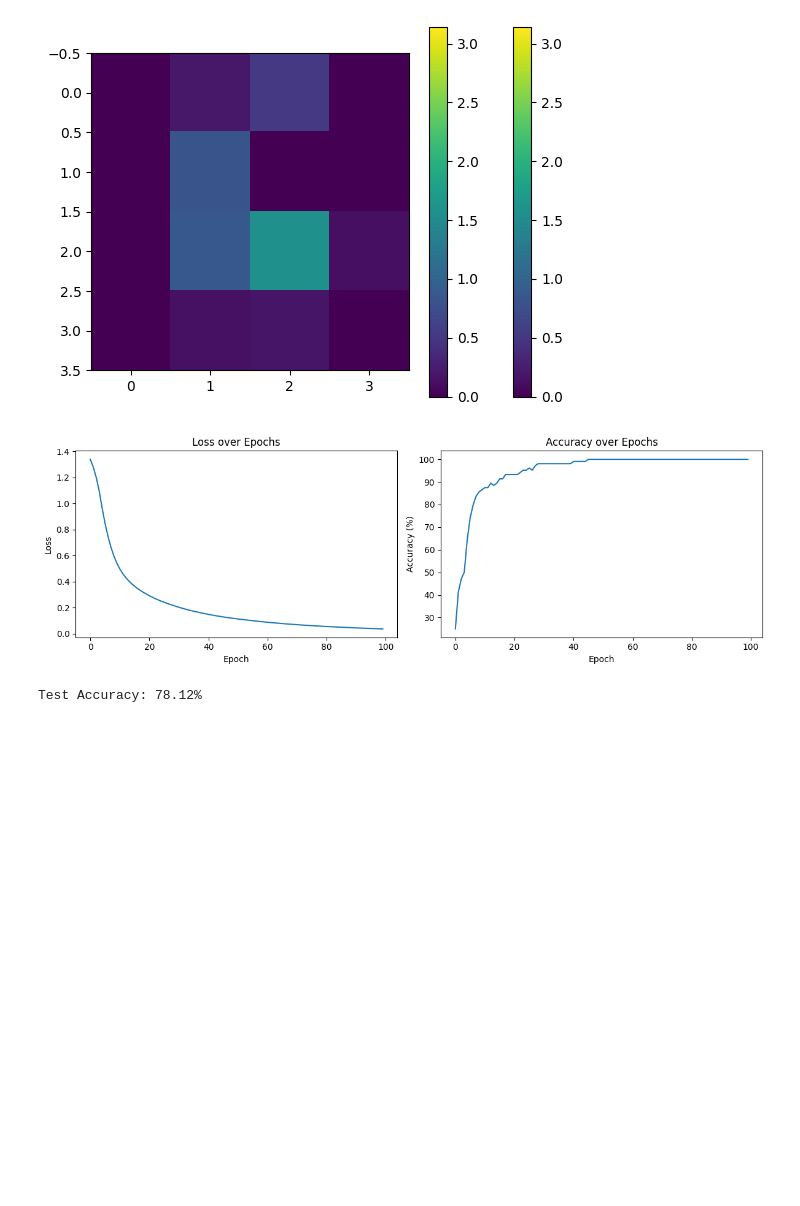
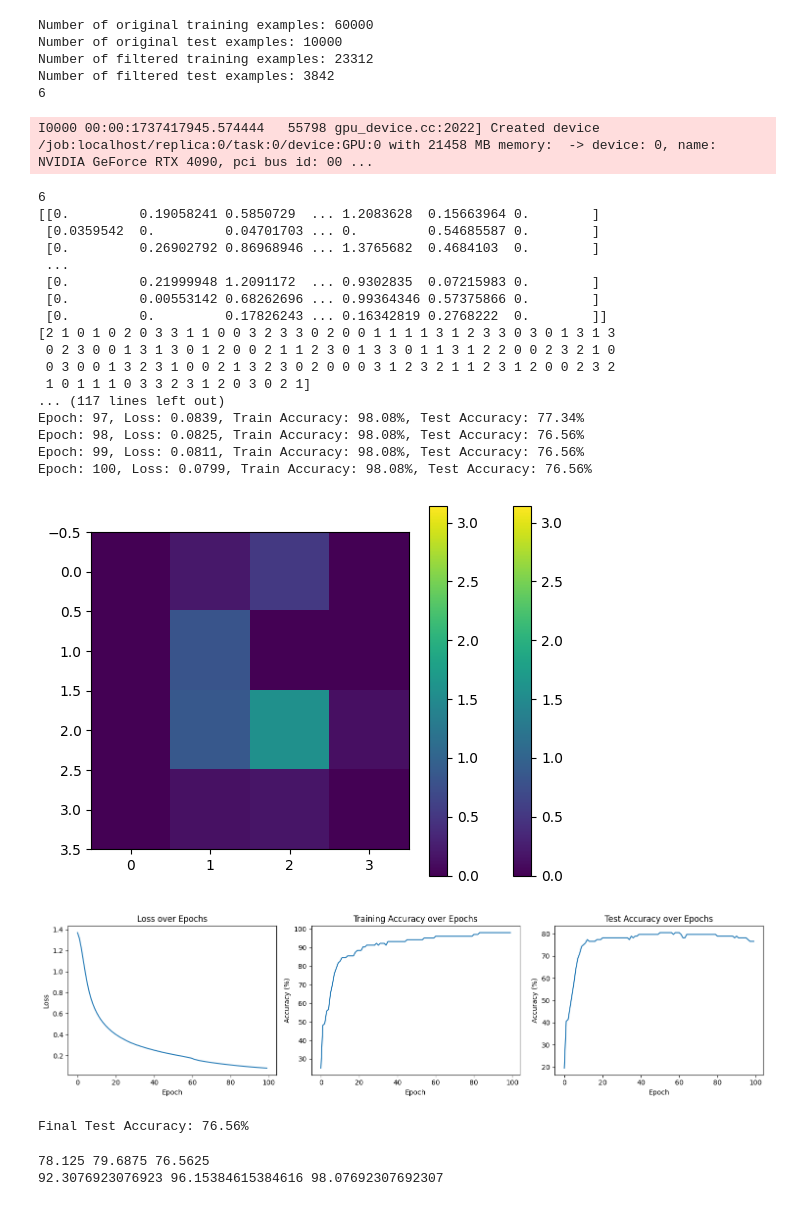
Before and after one commit to hmk55555/QCNN-Research, a Jupyter notebook: GPU/ClassicalTesting/simple_cnn_model128.ipynb, the cells around one changed output. Cells and saved outputs as stored; diff of their text form; code cells hidden in the pictures; blank space fills up the shorter version.

```diff
--- a/GPU/ClassicalTesting/simple_cnn_model128.ipynb
+++ b/GPU/ClassicalTesting/simple_cnn_model128.ipynb
@@ -230,11 +230,11 @@ def accuracy(output, y):
     return (correct / y.size(0)) * 100
 
 # Training Loop
-def train(model, X, Y, optimizer, loss_function, epochs=100, batch_size=8):
+def train(model, X, Y, X1, Y1, optimizer, loss_function, epochs=100, batch_size=8):
     model.train()
     loss_list = []
-    acc_list = []
-
+    train_acc_list = []
+    test_acc_list = []
     for epoch in range(epochs):
         for i in range(0, X.size(0), batch_size):
             X_batch = X[i:i + batch_size]
@@ -251,30 +251,45 @@ def train(model, X, Y, optimizer, loss_function, epochs=100, batch_size=8):
 
         # Calculate loss and accuracy for the entire epoch (optional, for monitoring)
         with torch.no_grad():
+            #Train Data
             output = model(X)
             epoch_loss = loss_function(output, Y).item()
-            epoch_acc = accuracy(output, Y)
+            epoch_train_acc = accuracy(output, Y)
+
+            #Test Data
+            test_output = model(X1)
+            epoch_test_acc = accuracy(test_output, Y1)
+
             loss_list.append(epoch_loss)
-            acc_list.append(epoch_acc)
-            print(f"Epoch: {epoch+1}, Loss: {epoch_loss:.4f}, Accuracy: {epoch_acc:.2f}%")
-    return loss_list, acc_list
+            train_acc_list.append(epoch_train_acc)
+            test_acc_list.append(epoch_test_acc)
+
+            print(f"Epoch: {epoch+1}, Loss: {epoch_loss:.4f}, Train Accuracy: {epoch_train_acc:.2f}%, Test Accuracy: {epoch_test_acc:.2f}%")
+    return loss_list, train_acc_list, test_acc_list
 
 # Train the Model
-loss_list, acc_list = train(model, X, Y, optimizer, loss_function, epochs=100)
+loss_list, acc_list, test_acc_list = train(model, X, Y, X1, Y1, optimizer, loss_function, epochs=100)
 
 # Plot Loss and Accuracy
-plt.figure(figsize=(12, 4))
-plt.subplot(1, 2, 1)
+plt.figure(figsize=(15, 4))
+plt.subplot(1, 3, 1)
 plt.plot(loss_list)
 plt.title("Loss over Epochs")
 plt.xlabel("Epoch")
 plt.ylabel("Loss")
 
-plt.subplot(1, 2, 2)
+plt.subplot(1, 3, 2)
 plt.plot(acc_list)
-plt.title("Accuracy over Epochs")
+plt.title("Training Accuracy over Epochs")
 plt.xlabel("Epoch")
 plt.ylabel("Accuracy (%)")
+
+plt.subplot(1, 3, 3)
+plt.plot(test_acc_list)
+plt.title("Test Accuracy over Epochs")
+plt.xlabel("Epoch")
+plt.ylabel("Accuracy (%)")
+
 
 plt.tight_layout()
 plt.show()
@@ -285,7 +300,7 @@ with torch.no_grad():
     output0 = model(X)
     output1 = model(X1)
     test_acc = accuracy(output1, Y1)
-    print(f"Test Accuracy: {test_acc:.2f}%")
+    print(f"Final Test Accuracy: {test_acc:.2f}%")
 
 # Save the Model
 torch.save(model.state_dict(), "simple_cnn_model128.pth")
@@ -310,3 +314,32 @@ Epoch: 100, Loss: 0.0379, Accuracy: 100.00%
+Number of original training examples: 60000
+Number of original test examples: 10000
+Number of filtered training examples: 23312
+Number of filtered test examples: 3842
+6
+I0000 00:00:1737417945.574444   55798 gpu_device.cc:2022] Created device /job:localhost/replica:0/task:0/device:GPU:0 with 21458 MB memory:  -> device: 0, name: NVIDIA GeForce RTX 4090, pci bus id: 00 ...
+6
+[[0.         0.19058241 0.5850729  ... 1.2083628  0.15663964 0.        ]
+ [0.0359542  0.         0.04701703 ... 0.         0.54685587 0.        ]
+ [0.         0.26902792 0.86968946 ... 1.3765682  0.4684103  0.        ]
+ ...
+ [0.         0.21999948 1.2091172  ... 0.9302835  0.07215983 0.        ]
+ [0.         0.00553142 0.68262696 ... 0.99364346 0.57375866 0.        ]
+ [0.         0.         0.17826243 ... 0.16342819 0.2768222  0.        ]]
+[2 1 0 1 0 2 0 3 3 1 1 0 0 3 2 3 3 0 2 0 0 1 1 1 1 3 1 2 3 3 0 3 0 1 3 1 3
+ 0 2 3 0 0 1 3 1 3 0 1 2 0 0 2 1 1 2 3 0 1 3 3 0 1 1 3 1 2 2 0 0 2 3 2 1 0
+ 0 3 0 0 1 3 2 3 1 0 0 2 1 3 2 3 0 2 0 0 0 3 1 2 3 2 1 1 2 3 1 2 0 0 2 3 2
+ 1 0 1 1 1 0 3 3 2 3 1 2 0 3 0 2 1]
+... (117 lines left out)
+Epoch: 97, Loss: 0.0839, Train Accuracy: 98.08%, Test Accuracy: 77.34%
+Epoch: 98, Loss: 0.0825, Train Accuracy: 98.08%, Test Accuracy: 76.56%
+Epoch: 99, Loss: 0.0811, Train Accuracy: 98.08%, Test Accuracy: 76.56%
+Epoch: 100, Loss: 0.0799, Train Accuracy: 98.08%, Test Accuracy: 76.56%
 [figure]
-[figure, old version]
+[figure, new version]
-Test Accuracy: 78.12%
+Final Test Accuracy: 76.56%
+# %%
+print(test_acc_list[33],test_acc_list[66],test_acc_list[99])
+print(acc_list[33],acc_list[66],acc_list[99])
+# %% [output]
+78.125 79.6875 76.5625
+92.3076923076923 96.15384615384616 98.07692307692307
```
Also changed, not shown: parts of 3 cells of this notebook, 4 other files.
